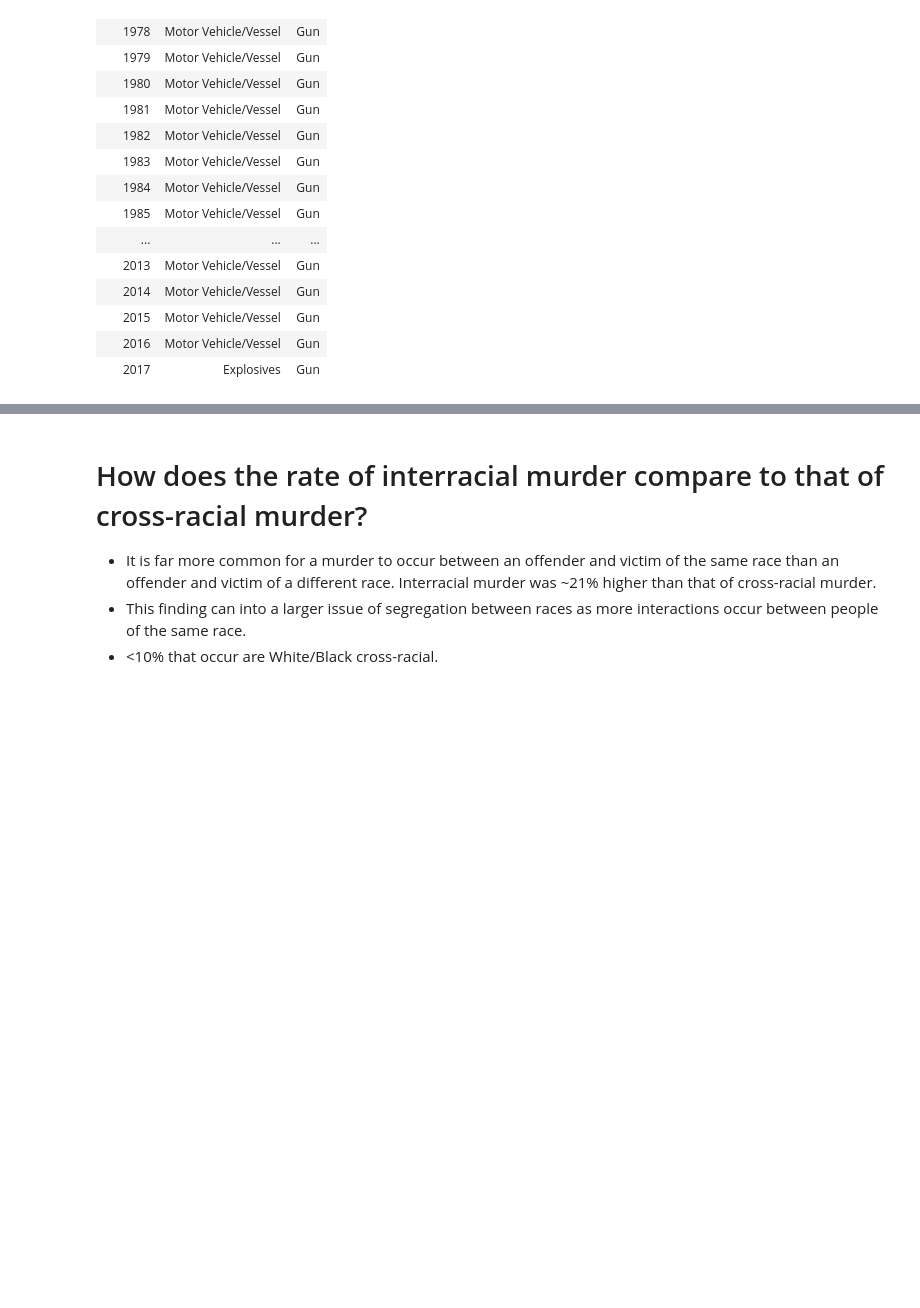
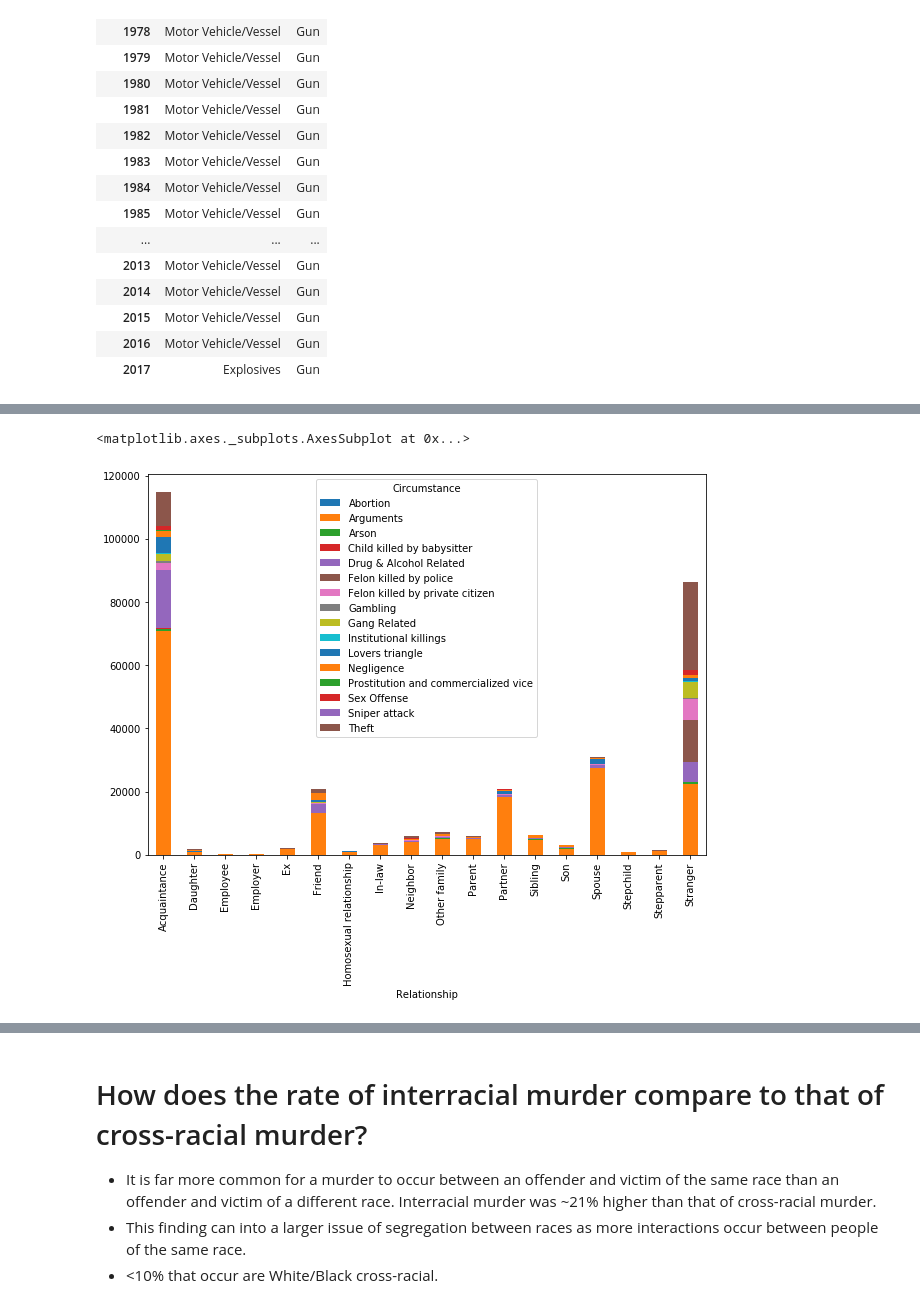
Before and after one commit to sparking29/Murder_Analysis, a Jupyter notebook: murder-analysis.ipynb, the cells around one changed output, grey strips where cells are left out. Saved outputs shown, nothing was run; the diff lists cells and outputs as text; code cells hidden in the pictures; blank space fills up the shorter version.

```diff
--- a/murder-analysis.ipynb
+++ b/murder-analysis.ipynb
@@ -488 +490,7 @@ year_pivot[["min", "max"]]
 * Homicide committed by progeny are mostly done with personal weapons (which includes beating)
+# %%
+circumstance_df = pd.crosstab(murder_df.Relationship, murder_df.Circumstance)
+#Remove "Other" designation to get better detail on specific rlationships and circumstances
+circumstance_df = circumstance_df.drop(["Other"], axis=1)
+circumstance_df = circumstance_df.drop(["Other"], axis=0)
+circumstance_df.head()
@@ -489 +505,6 @@ year_pivot[["min", "max"]]
+# %%
+circumstance_df.plot.bar(stacked=True, figsize=(10,7))
+# %% [output]
+<matplotlib.axes._subplots.AxesSubplot at 0x...>
+[figure, added]
 # %%
```
Also changed, not shown: parts of 20 cells of this notebook.
